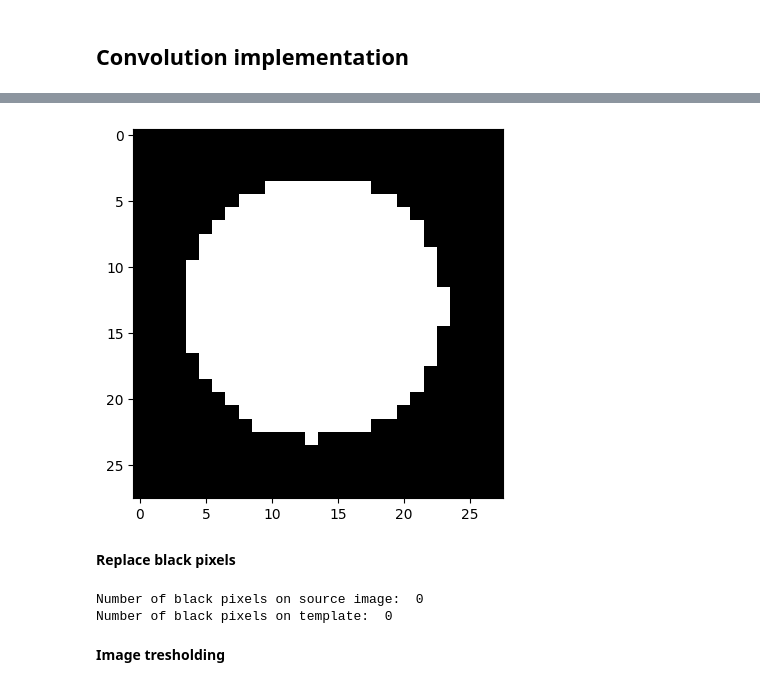
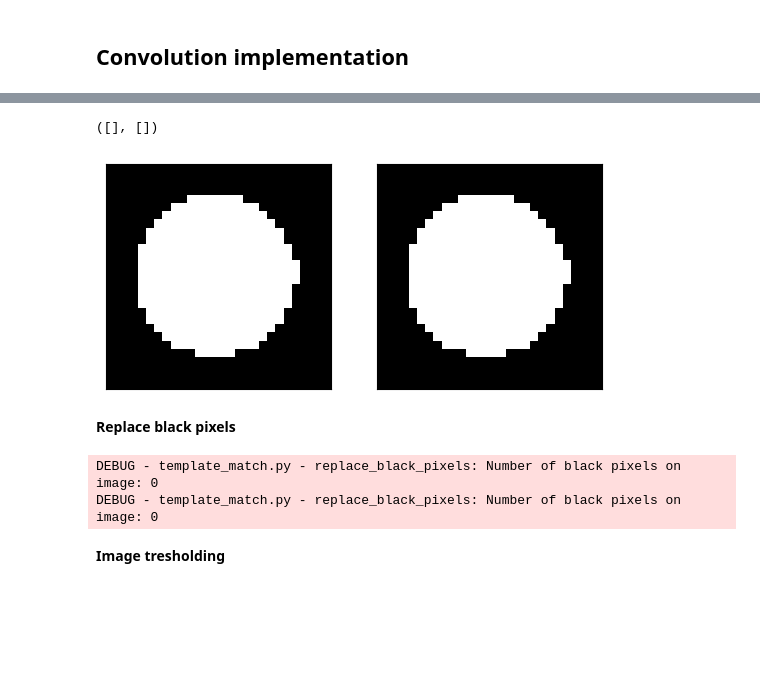
Before and after one commit to adusachev/scanplot, a Jupyter notebook: plot2data/custom_template_match_V2.ipynb, the cells around one changed output, grey strips where cells are left out. Cells and saved outputs as stored; diff of their text form; code cells hidden in the pictures; blank space fills up the shorter version.

```diff
--- a/plot2data/custom_template_match_V2.ipynb
+++ b/plot2data/custom_template_match_V2.ipynb
@@ -124,23 +175,29 @@ draw_image(template_rgb)
-# %%
-tresh = 230
-template_mask = template_tresholding(template_rgb, treshold=tresh)
-
-draw_image(template_mask)
-# %% [output]
-[figure, removed]
+# %%
+TRESHOLD_VALUE = 210
+template_mask = template_tresholding(template_rgb, TRESHOLD_VALUE)
+new_template_mask = reconstruct_template_mask(template_mask)
+
+template_mask_rgb = np.zeros((template_mask.shape[0], template_mask.shape[1], 3))
+template_mask_rgb[:, :, 0] = template_mask
+template_mask_rgb[:, :, 1] = template_mask
+template_mask_rgb[:, :, 2] = template_mask
+
+fig = plt.figure()
+plt.subplot(1, 2, 1)
+draw_image(template_mask)
+plt.xticks([]); plt.yticks([])
+
+plt.subplot(1, 2, 2)
+draw_image(new_template_mask)
+plt.xticks([]); plt.yticks([])
+# %% [output]
+([], [])
+[figure, added]
 # %% [markdown]
 **Replace black pixels**
 # %%
-image = np.copy(source_image)
-template = np.copy(template_rgb)
+image = replace_black_pixels(source_image)
+template = replace_black_pixels(template_rgb)
+# %% [output]
+DEBUG - template_match.py - replace_black_pixels: Number of black pixels on image: 0
+DEBUG - template_match.py - replace_black_pixels: Number of black pixels on image: 0
-# %%
-zero_indexes_image = np.where((image[:, :, 0] == 0) & (image[:, :, 1] == 0) & (image[:, :, 2] == 0))
-zero_indexes_template = np.where((template[:, :, 0] == 0) & (template[:, :, 1] == 0) & (template[:, :, 2] == 0))
-y_img, x_img = zero_indexes_image
-y_tpl, x_tpl = zero_indexes_template
-
-print("Number of black pixels on source image: ", len(zero_indexes_image[0]))
-print("Number of black pixels on template: ", len(zero_indexes_template[0]))
-# %% [output]
-Number of black pixels on source image:  0
-Number of black pixels on template:  0
```
Also changed, not shown: parts of 29 cells of this notebook, 1 other file.
